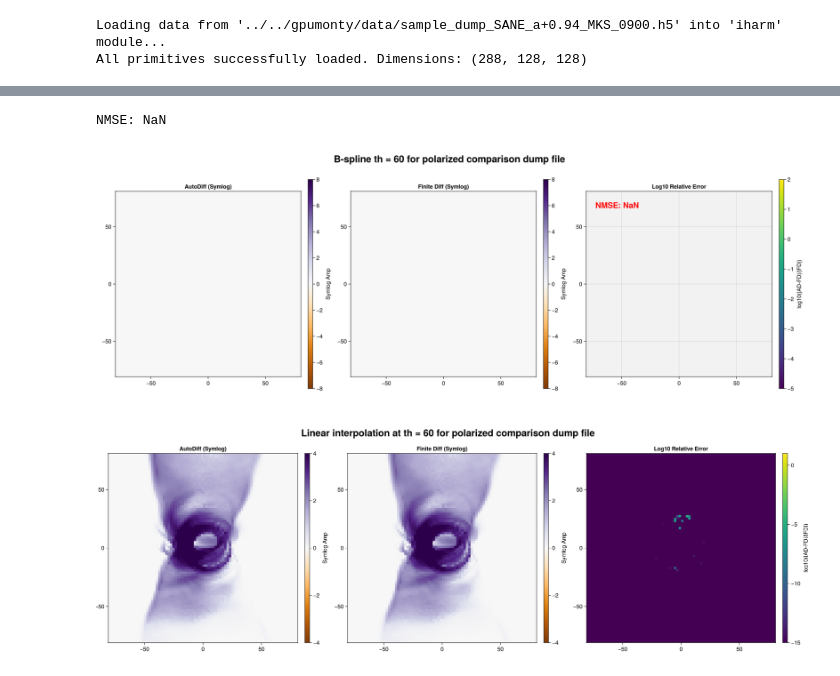
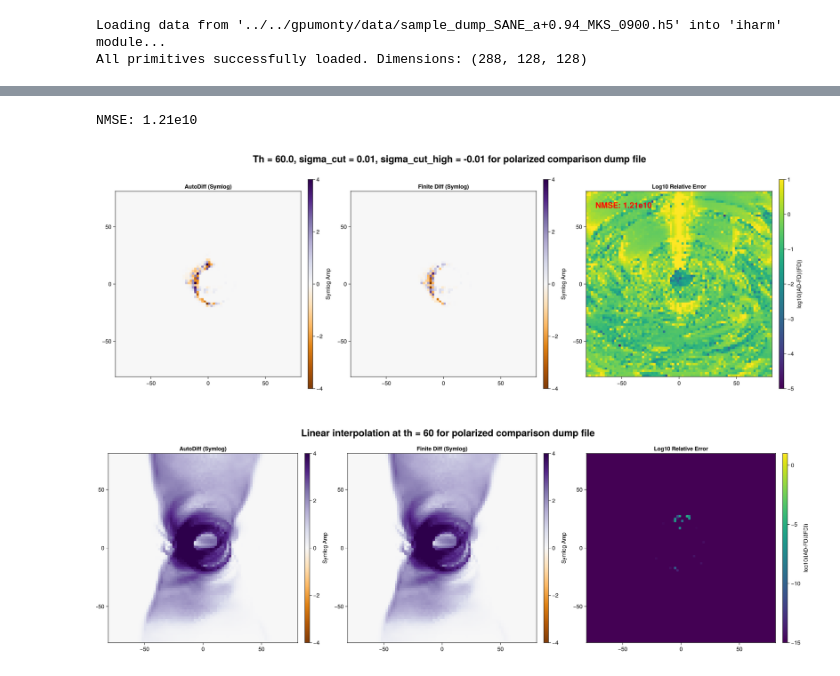
Before and after one commit to zzlphysics/Jipole, a Jupyter notebook: notebooks/FD_AD_COMPARISON.ipynb, the cells around one changed output, grey strips where cells are left out. Saved outputs shown, nothing was run; the diff lists cells and outputs as text; code cells hidden in the pictures.

```diff
--- a/notebooks/FD_AD_COMPARISON.ipynb
+++ b/notebooks/FD_AD_COMPARISON.ipynb
@@ -169,0 +163,2 @@ LoadError: TaskFailedException
+# %%
+dI_dth_FD, Img_FD = FiniteDifferencesθ(ro, th, phi, DXsize, DYsize, nx, ny, SourceD, freq, 15000, 1e-6, bhspin, Rout, Rstop, simulation_data)
@@ -235,40 +235,40 @@ println(nmse_str)
 fig = Figure(size = (1800, 650))
 
 # --- Main Title ---
-Label(fig[0, 1:6], "B-spline th = 60 for polarized comparison dump file",
+Label(fig[0, 1:6], "Th = $th, sigma_cut = $sigma_cut, sigma_cut_high = $sigma_cut_high for polarized comparison dump file",
       fontsize = 24, font = :bold)
 
 # Shared limits
-max_sym = 8
+max_sym = 4.
 
 # --- Plot 1: AutoDiff ---
 ax1 = Axis(fig[1, 1], title = "AutoDiff (Symlog)", aspect = 1, backgroundcolor=:gray95)
 hm1 = heatmap!(ax1, x_coords, y_coords, dI_AD_sym,
     colormap = :PuOr, colorrange = (-max_sym, max_sym))
 Colorbar(fig[1, 2], hm1, label = "Symlog Amp")
 
 # --- Plot 2: Finite Diff ---
 ax2 = Axis(fig[1, 3], title = "Finite Diff (Symlog)", aspect = 1, backgroundcolor=:gray95)
 hm2 = heatmap!(ax2, x_coords, y_coords, dI_FD_sym,
     colormap = :PuOr, colorrange = (-max_sym, max_sym))
 Colorbar(fig[1, 4], hm2, label = "Symlog Amp")
 
 # --- Plot 3: Relative Error ---
 ax3 = Axis(fig[1, 5], title = "Log10 Relative Error", aspect = 1, backgroundcolor=:gray95)
 hm3 = heatmap!(ax3, x_coords, y_coords, log_rel_err,
-    colormap = :viridis, colorrange = (-5, 2))
+    colormap = :viridis, colorrange = (-5, 1))
 Colorbar(fig[1, 6], hm3, label = "log10(|AD-FD|/|FD|)")
 # Print NMSE directly onto the Relative Error axis (top-left corner)
 text!(ax3, 0.05, 0.95, text = nmse_str,
       space = :relative, align = (:left, :top),
       fontsize = 20, font = :bold, color = :red)
 
 
 
 fig
 # %% [output]
-NMSE: NaN
+NMSE: 1.21e10
-[figure, old version]
+[figure, new version]
 # %%
 using GLMakie
 using Statistics
```
Also changed, not shown: parts of 6 cells of this notebook, 15 other files.
